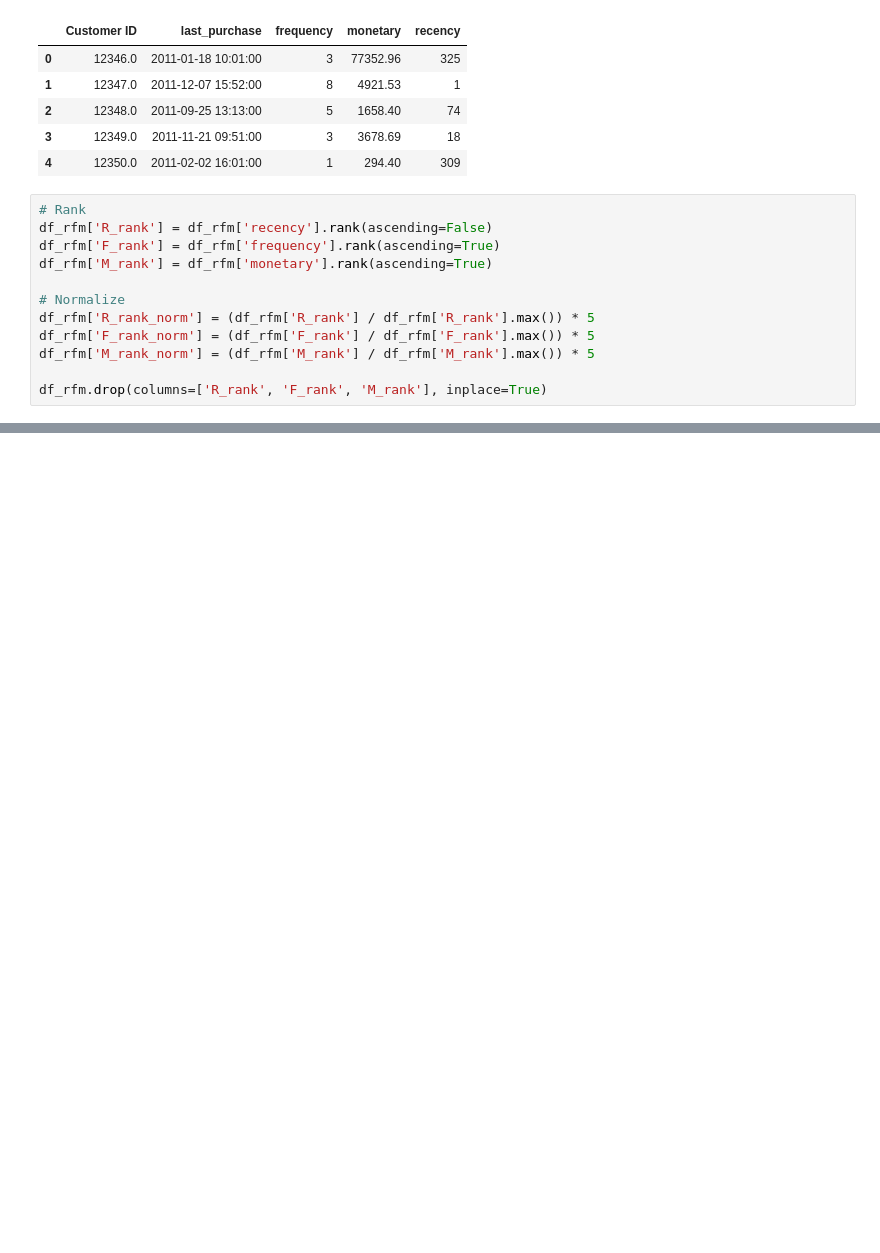
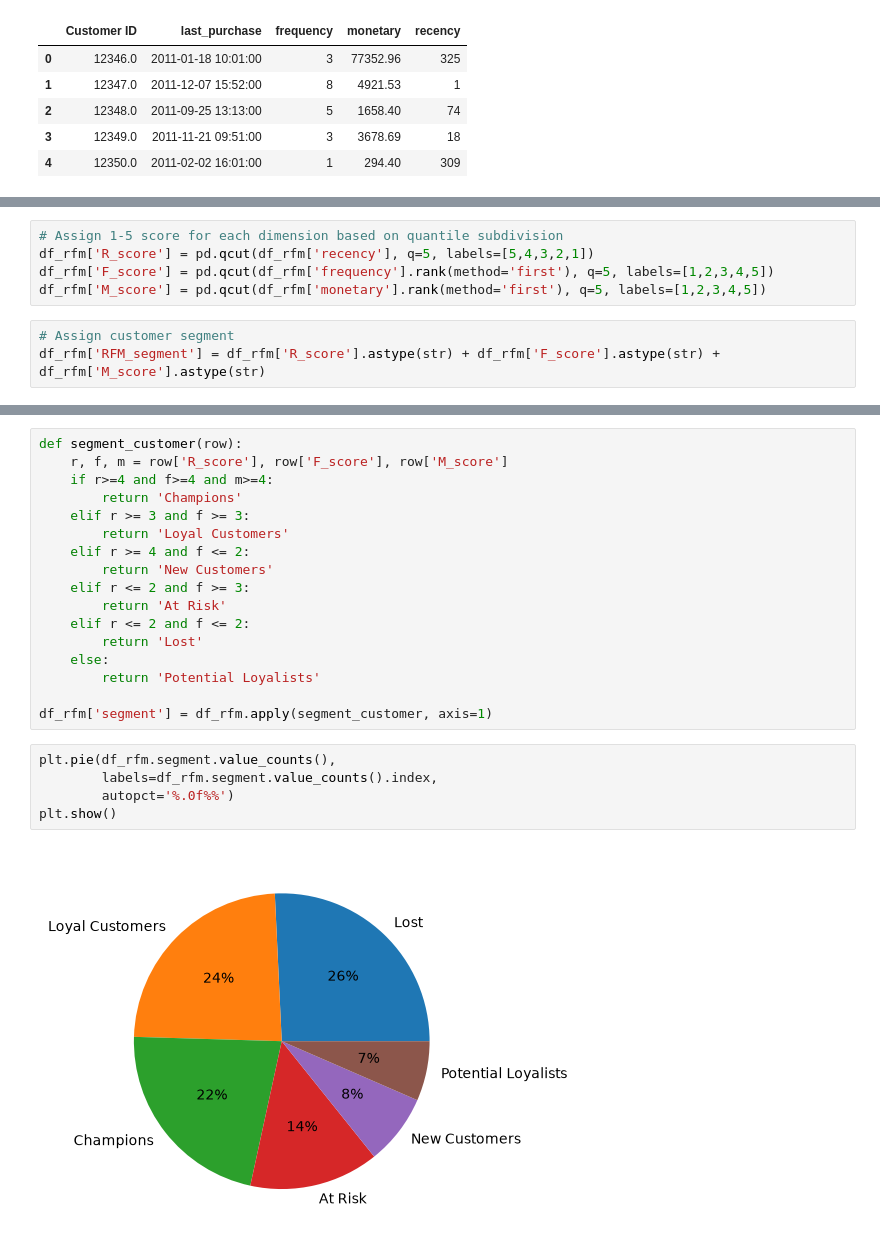
Before and after one commit to Sara-Munafo/retail-sales-analysis, a Jupyter notebook: notebooks/03_statistics.ipynb, the cells around one changed output, grey strips where cells are left out. Saved outputs shown, nothing was run; the diff lists cells and outputs as text; blank space fills up the shorter version.

```diff
--- a/notebooks/03_statistics.ipynb
+++ b/notebooks/03_statistics.ipynb
@@ -155,15 +157,3 @@ df_rfm.head()
 | 2 | 12348.0 | 2011-09-25 13:13:00 | 5 | 1658.40 | 74 |
 | 3 | 12349.0 | 2011-11-21 09:51:00 | 3 | 3678.69 | 18 |
 | 4 | 12350.0 | 2011-02-02 16:01:00 | 1 | 294.40 | 309 |
-# %%
-# Rank
-df_rfm['R_rank'] = df_rfm['recency'].rank(ascending=False)
-df_rfm['F_rank'] = df_rfm['frequency'].rank(ascending=True)
-df_rfm['M_rank'] = df_rfm['monetary'].rank(ascending=True)
-
-# Normalize
-df_rfm['R_rank_norm'] = (df_rfm['R_rank'] / df_rfm['R_rank'].max()) * 5
-df_rfm['F_rank_norm'] = (df_rfm['F_rank'] / df_rfm['F_rank'].max()) * 5
-df_rfm['M_rank_norm'] = (df_rfm['M_rank'] / df_rfm['M_rank'].max()) * 5
-
-df_rfm.drop(columns=['R_rank', 'F_rank', 'M_rank'], inplace=True)
@@ -178,0 +160,8 @@ df_rfm.head()
+# %%
+# Assign 1-5 score for each dimension based on quantile subdivision
+df_rfm['R_score'] = pd.qcut(df_rfm['recency'], q=5, labels=[5,4,3,2,1])
+df_rfm['F_score'] = pd.qcut(df_rfm['frequency'].rank(method='first'), q=5, labels=[1,2,3,4,5])
+df_rfm['M_score'] = pd.qcut(df_rfm['monetary'].rank(method='first'), q=5, labels=[1,2,3,4,5])
+# %%
+# Assign customer segment
+df_rfm['RFM_segment'] = df_rfm['R_score'].astype(str) + df_rfm['F_score'].astype(str) + df_rfm['M_score'].astype(str)
@@ -178,0 +177,24 @@ df_rfm.head()
+# %%
+def segment_customer(row):
+    r, f, m = row['R_score'], row['F_score'], row['M_score']
+    if r>=4 and f>=4 and m>=4:
+        return 'Champions'
+    elif r >= 3 and f >= 3:
+        return 'Loyal Customers'
+    elif r >= 4 and f <= 2:
+        return 'New Customers'
+    elif r <= 2 and f >= 3:
+        return 'At Risk'
+    elif r <= 2 and f <= 2:
+        return 'Lost'
+    else:
+        return 'Potential Loyalists'
+
+df_rfm['segment'] = df_rfm.apply(segment_customer, axis=1)
+# %%
+plt.pie(df_rfm.segment.value_counts(),
+        labels=df_rfm.segment.value_counts().index,
+        autopct='%.0f%%')
+plt.show()
+# %% [output]
+[figure, added]
```
Also changed, not shown: parts of 7 cells of this notebook, 1 other file.
